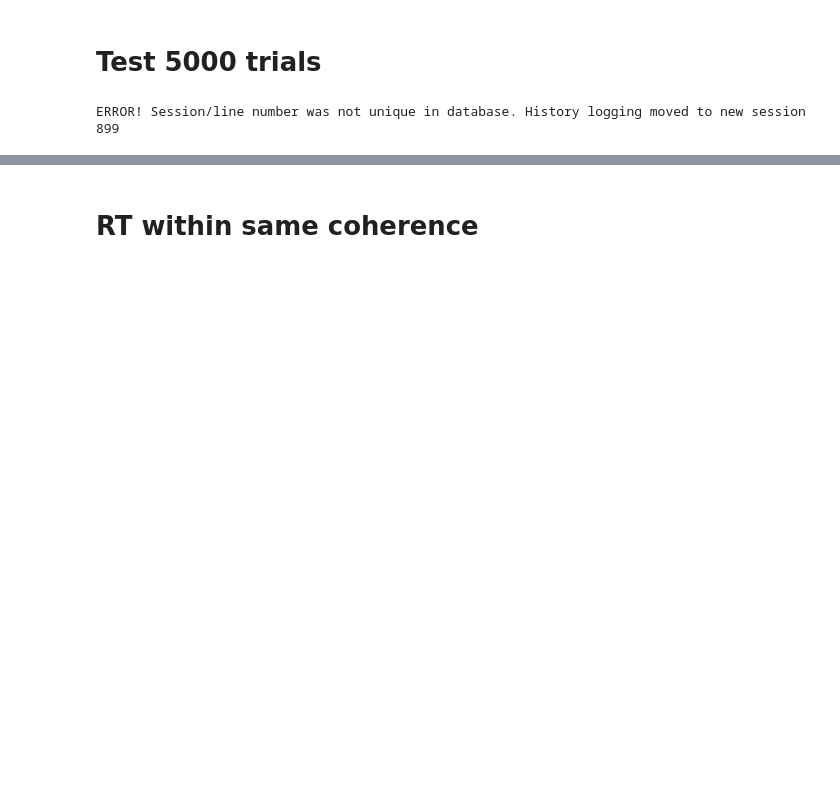
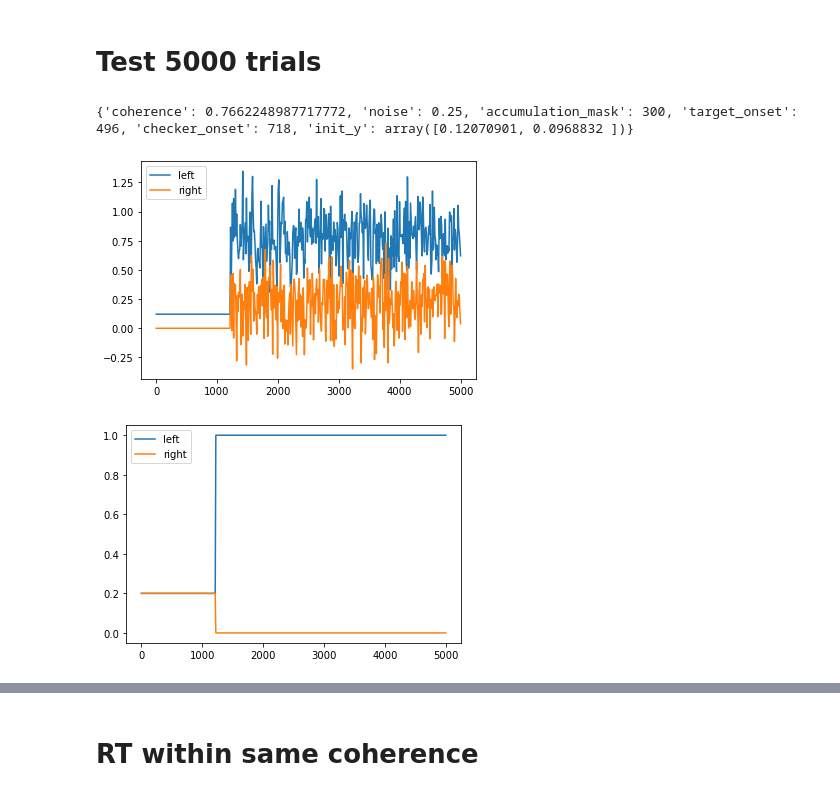
Before and after one commit to tianw6/PsychRNN, a Jupyter notebook: test_checker_pmd_init.ipynb, the cells around one changed output, grey strips where cells are left out. Drawn from its saved outputs; the diff is of its cells as text; code cells hidden in the pictures; blank space fills up the shorter version.

```diff
--- a/test_checker_pmd_init.ipynb
+++ b/test_checker_pmd_init.ipynb
@@ -157,6 +155,35 @@ init_y_right = np.zeros(trials)
+# %%
+biasTask = Init(dt=dt, tau=tau, T=T, N_batch=N_batch, noise = 0.25)
+
+[x, y, mask, allParams] = biasTask.get_trial_batch()
+
+trialNum = 1
+# x[1]: left tartet evidence
+# x[2]: right target evidence
+trialIn = x[trialNum,:,:]
+trialOut = y[trialNum,:,:]
+trialMask = mask[trialNum,:,:]
+time = np.linspace(0, biasTask.T, int(biasTask.T/task.dt))
+# plot input to the model
+plt.figure()
+plt.plot(time, trialIn[:,0], label = 'left')
+plt.plot(time, trialIn[:,1], label = 'right')
+plt.legend()
+
+# plot output to the model
+plt.figure()
+plt.plot(time, trialOut[:,0], label = 'left')
+plt.plot(time, trialOut[:,1], label = 'right')
+plt.legend()
+
+print(allParams[trialNum])
+# %% [output]
+{'coherence': 0.7662248987717772, 'noise': 0.25, 'accumulation_mask': 300, 'target_onset': 496, 'checker_onset': 718, 'init_y': array([0.12070901, 0.0968832 ])}
+[figure, added]
+[figure, added]
 # %%
 for b in tqdm(range(batches)):
-    x, y, m, params = task.get_trial_batch()
+    x, y, m, params = biasTask.get_trial_batch()
     outputs, states, inputs = model.test(x)
 
     start_index = N_batch * b
@@ -174,12 +201,12 @@ for b in tqdm(range(batches)):
         target_onset[index] = params[i]["target_onset"]
         checker_onset[index] = params[i]["checker_onset"]
 
+        init_y_left[index] = params[i]["init_y"][0]
+
         thr_time = thr[1][thr[0]==i][0] if sum(thr[0]==i) > 0 else outputs.shape[1]
         thr_unit = thr[2][thr[0]==i][0] if sum(thr[0]==i) > 0 else np.argmax(outputs[i, -1])
         decision[index] = thr_unit
-        rt[index] = thr_time*task.dt - target_onset[index] - checker_onset[index]
+        rt[index] = thr_time*biasTask.dt - target_onset[index] - checker_onset[index]
-# %% [output]
-ERROR! Session/line number was not unique in database. History logging moved to new session 899
 # %%
 #onsets = [p["onset_time"] for p in params]
 onsets = target_onset[-N_batch:] + checker_onset[-N_batch:]
```
Also changed, not shown: parts of 14 cells of this notebook, 6 other files.
